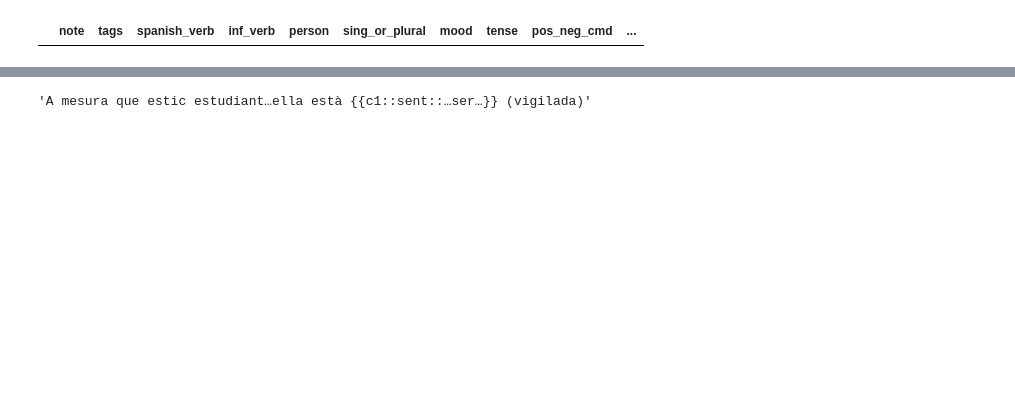
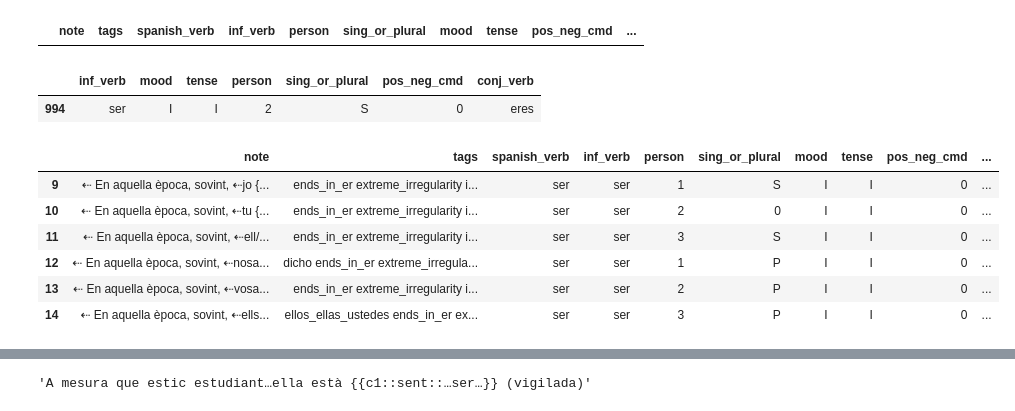
Before and after one commit to fairliereese/catalan_conjugation_deck, a Jupyter notebook: dev_sqtlite.ipynb, the cells around one changed output, grey strips where cells are left out. Cells and saved outputs as stored; diff of their text form; code cells hidden in the pictures; blank space fills up the shorter version.

```diff
--- a/dev_sqtlite.ipynb
+++ b/dev_sqtlite.ipynb
@@ -242,6 +236,24 @@ df.loc[df.duplicated(subset=merge_cols, keep=False)].sort_values(by=merge_cols).
 # add the catalan conjugations
 cat_conj_df = pd.read_csv('catalan_verbs_parsed.tsv', sep='\t', encoding='utf-8')
 # cat_conj_df.loc[cat_conj_df.duplicated(subset=merge_cols, keep=False)].sort_values(by=merge_cols)
+# %%
+cat_conj_df.loc[cat_conj_df.conj_verb=='eres'][merge_cols+['conj_verb']]
+# %% [output]
+|  | inf_verb | mood | tense | person | sing_or_plural | pos_neg_cmd | conj_verb |
+| 994 | ser | I | I | 2 | S | 0 | eres |
+# %%
+df.loc[(df.mood=='I')&
+       (df.tense=='I')&
+       (df.inf_verb=='ser')]
+# [merge_cols]
+# %% [output]
+|  | note | tags | spanish_verb | inf_verb | person | sing_or_plural | mood | tense | pos_neg_cmd | ... |
+| 9 | ⇠ En aquella època, sovint, ⇠jo {... | ends_in_er extreme_irregularity i... | ser | ser | 1 | S | I | I | 0 | ... |
+| 10 | ⇠ En aquella època, sovint, ⇠tu {... | ends_in_er extreme_irregularity i... | ser | ser | 2 | 0 | I | I | 0 | ... |
+| 11 | ⇠ En aquella època, sovint, ⇠ell/... | ends_in_er extreme_irregularity i... | ser | ser | 3 | S | I | I | 0 | ... |
+| 12 | ⇠ En aquella època, sovint, ⇠nosa... | dicho ends_in_er extreme_irregula... | ser | ser | 1 | P | I | I | 0 | ... |
+| 13 | ⇠ En aquella època, sovint, ⇠vosa... | ends_in_er extreme_irregularity i... | ser | ser | 2 | P | I | I | 0 | ... |
+| 14 | ⇠ En aquella època, sovint, ⇠ells... | ellos_ellas_ustedes ends_in_er ex... | ser | ser | 3 | P | I | I | 0 | ... |
 # %%
 
 # df.note.values[0]
```
Also changed, not shown: parts of 18 cells of this notebook, 17 other files.
